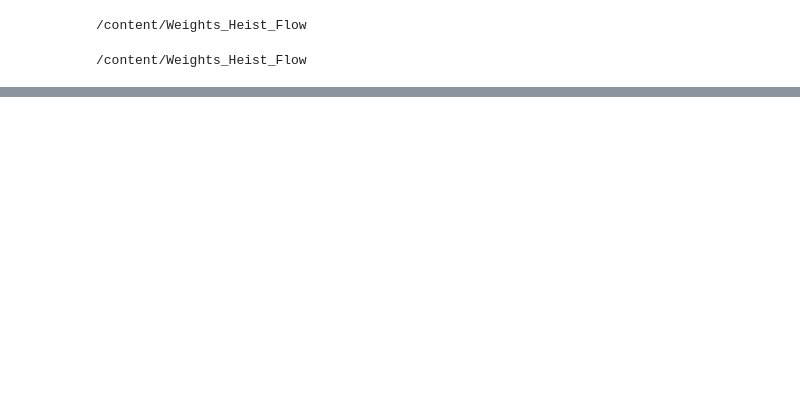
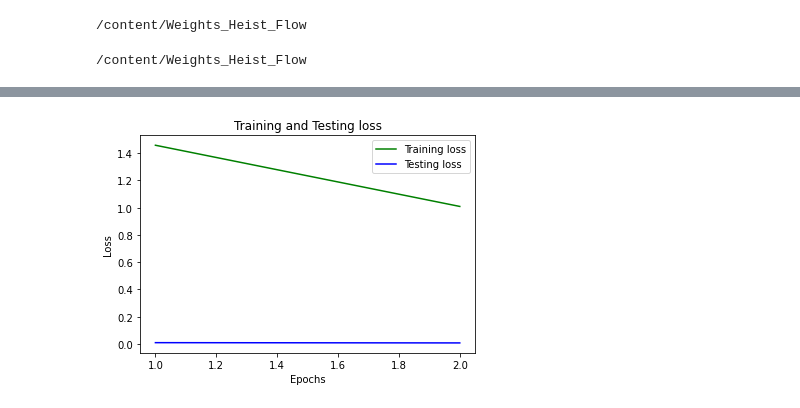
Before and after one commit to eva7wandb/Eva7_Weights_Heist, a Jupyter notebook: S8/S8_Assignment_.ipynb, the cells around one changed output, grey strips where cells are left out. Cells and saved outputs as stored; diff of their text form; code cells hidden in the pictures; blank space fills up the shorter version.

```diff
--- a/S8/S8_Assignment_.ipynb
+++ b/S8/S8_Assignment_.ipynb
@@ -76 +78,5 @@ TEST         Loss:0.0065         Acc:72.68         [7268 / 10000]
+# %%
+show_loss_curves(trainer.logs)
+# %% [output]
+[figure, added]
 # %%
```
Also changed, not shown: parts of 8 cells of this notebook.
